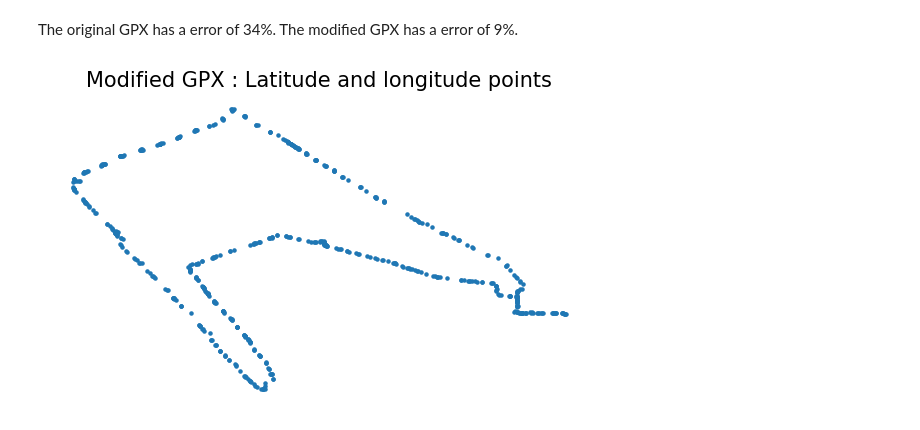
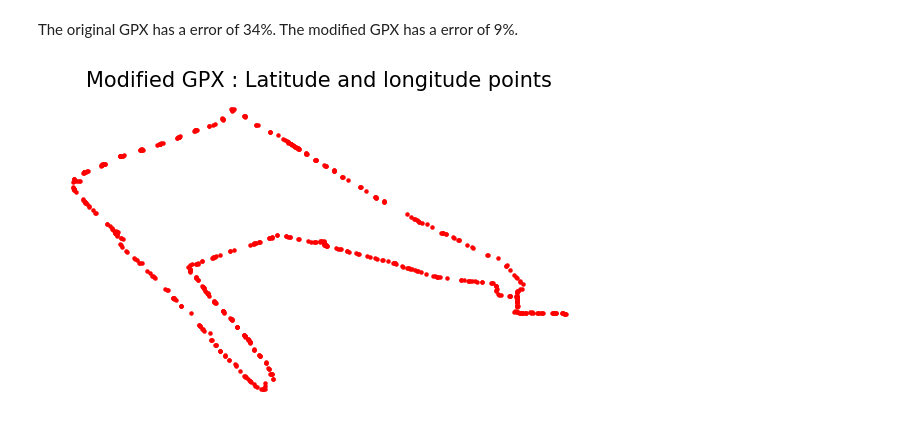
Before and after one commit to dheemantha-bhat/Reinforcement-Learning-Gym-Library, a Jupyter notebook: Strava_GPX_correction.ipynb, the cells around one changed output. Drawn from its saved outputs; the diff is of its cells as text; code cells hidden in the pictures.

```diff
--- a/Strava_GPX_correction.ipynb
+++ b/Strava_GPX_correction.ipynb
@@ -157,8 +157,8 @@ The cleaning of error prone lat-lons has reduced the distance closer toward real
 The original GPX has a error of 34%. The modified GPX has a error of 9%.
 # %%
 plt.figure(figsize=(7, 4))
-plt.scatter(route_clean1_df['longitude'], route_clean1_df['latitude'],s=5,colour=')
+plt.scatter(route_clean1_df['longitude'], route_clean1_df['latitude'],s=5,color='r')
 plt.title('Modified GPX : Latitude and longitude points', size=15)
 plt.axis('off');
 # %% [output]
-[figure, old version]
+[figure, new version]
```
